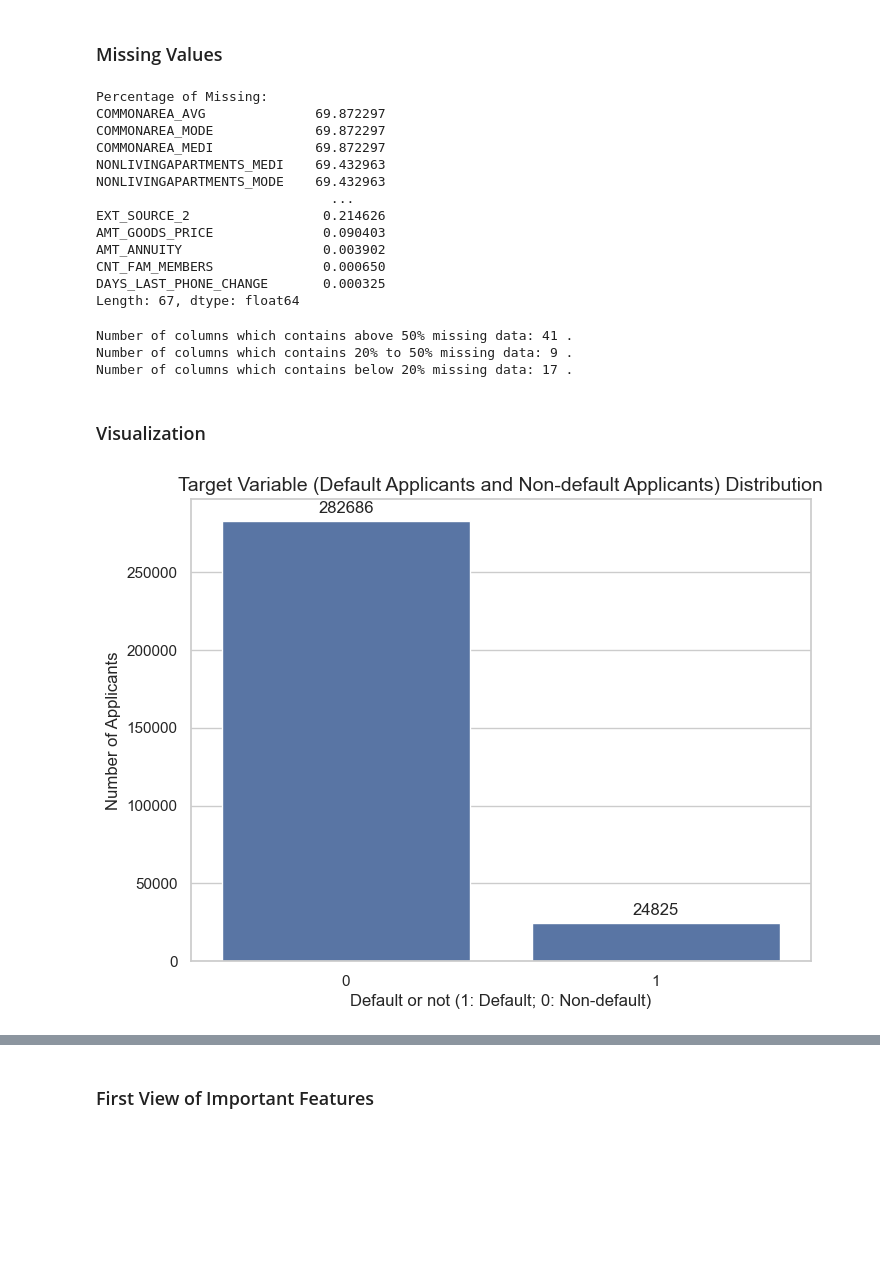
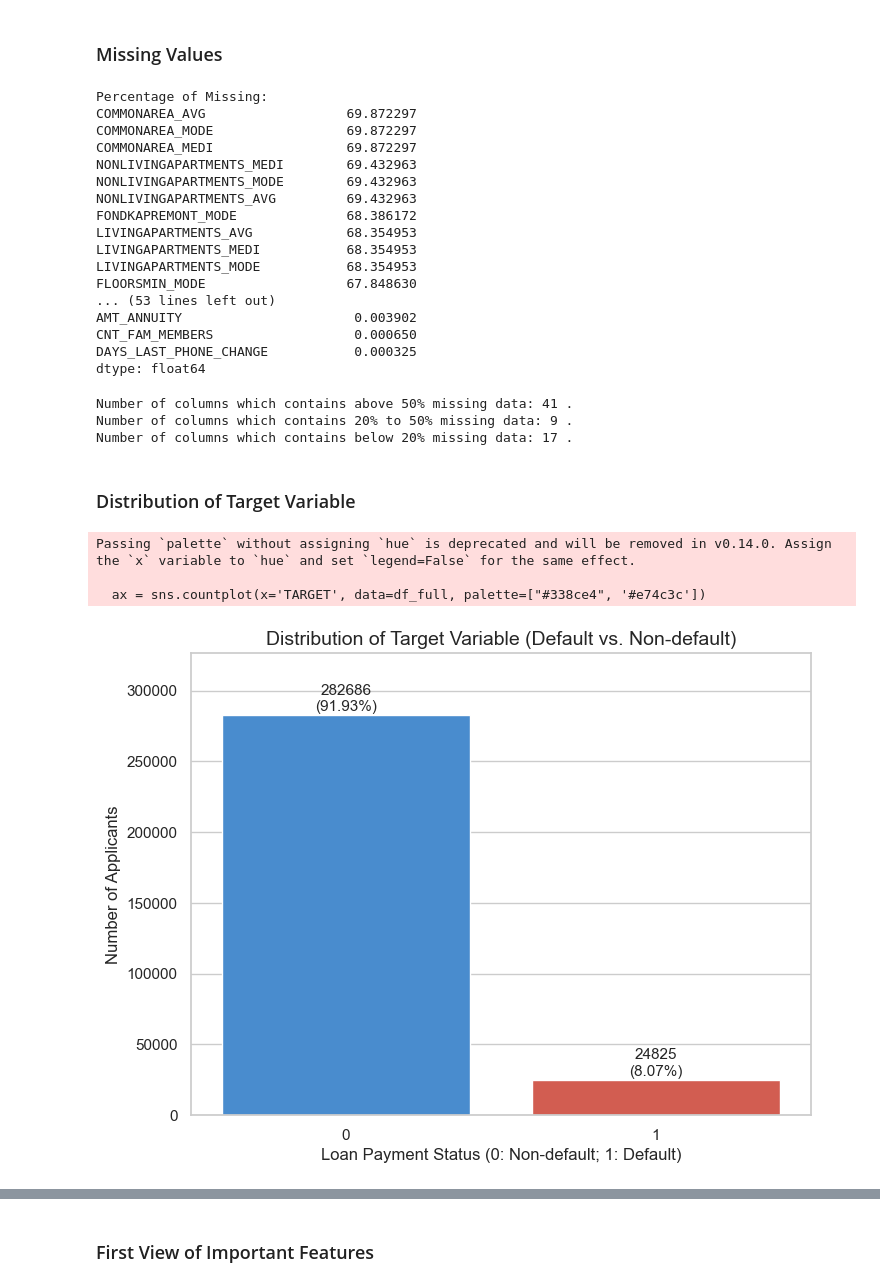
Before and after one commit to mandypeng-brown/data1030-project-credit-risk, a Jupyter notebook: notebook/EDA.ipynb, the cells around one changed output, grey strips where cells are left out. Saved outputs shown, nothing was run; the diff lists cells and outputs as text; code cells hidden in the pictures; blank space fills up the shorter version.

```diff
--- a/notebook/EDA.ipynb
+++ b/notebook/EDA.ipynb
@@ -67,19 +80,10 @@ for lib, required_version in list(requirements.items()):
 # %%
-import pandas as pd
-import matplotlib
-import sklearn
-import matplotlib.pyplot as plt
-import seaborn as sns
-
-pd.set_option('display.max_columns', None)
-pd.set_option('display.width', 120)
-
 # read in the dataset
-df_application = pd.read_csv('../data/application_data.csv')
-
+df_full_application = pd.read_csv('../data/application_merged_data.csv')
+df_full = df_full_application.copy()
 # First view of the dataset
-print("Example of the application_data dataset:")
-print(df_application.head())
-print("\n Shape of the application_data dataset:")
-print(df_application.shape)
+print("Example of the application_merged_data dataset:")
+print(df_full.head())
+print("\n Shape of the application_merged_data dataset:")
+print(df_full.shape)
 # %% [output]
@@ -125,22 +148,26 @@ print(df_application.describe())
 ### Missing Values
 # %%
 print("Percentage of Missing:")
-missing_percentage = (df_application.isnull().sum() / len(df_application) * 100).sort_values(ascending=False)
+missing_percentage = (df_full.isnull().sum() / len(df_full) * 100).sort_values(ascending=False)
 print(missing_percentage[missing_percentage > 0])
 # %% [output]
 Percentage of Missing:
-COMMONAREA_AVG              69.872297
-COMMONAREA_MODE             69.872297
-COMMONAREA_MEDI             69.872297
-NONLIVINGAPARTMENTS_MEDI    69.432963
-NONLIVINGAPARTMENTS_MODE    69.432963
-                              ...
-EXT_SOURCE_2                 0.214626
-AMT_GOODS_PRICE              0.090403
-AMT_ANNUITY                  0.003902
-CNT_FAM_MEMBERS              0.000650
-DAYS_LAST_PHONE_CHANGE       0.000325
-Length: 67, dtype: float64
+COMMONAREA_AVG                  69.872297
+COMMONAREA_MODE                 69.872297
+COMMONAREA_MEDI                 69.872297
+NONLIVINGAPARTMENTS_MEDI        69.432963
+NONLIVINGAPARTMENTS_MODE        69.432963
+NONLIVINGAPARTMENTS_AVG         69.432963
+FONDKAPREMONT_MODE              68.386172
+LIVINGAPARTMENTS_AVG            68.354953
+LIVINGAPARTMENTS_MEDI           68.354953
+LIVINGAPARTMENTS_MODE           68.354953
+FLOORSMIN_MODE                  67.848630
+... (53 lines left out)
+AMT_ANNUITY                      0.003902
+CNT_FAM_MEMBERS                  0.000650
+DAYS_LAST_PHONE_CHANGE           0.000325
+dtype: float64
 # %%
 # Missing percentage > 50%
 high_missing = missing_percentage[missing_percentage > 50]
@@ -161,21 +188,32 @@ Number of columns which contains above 50% missing data: 41 .
 Number of columns which contains 20% to 50% missing data: 9 .
 Number of columns which contains below 20% missing data: 17 .
 # %% [markdown]
-### Visualization
+### Distribution of Target Variable
 # %%
 sns.set(style="whitegrid")
 
 plt.figure(figsize=(8, 6))
 
-ax = sns.countplot(x='TARGET', data=df_application)
+ax = sns.countplot(x='TARGET', data=df_full, palette=["#338ce4", '#e74c3c'])
 
-plt.title('Target Variable (Default Applicants and Non-default Applicants) Distribution', fontsize=14)
-plt.xlabel('Default or not (1: Default; 0: Non-default)', fontsize=12)
+plt.title('Distribution of Target Variable (Default vs. Non-default)', fontsize=14)
+plt.xlabel('Loan Payment Status (0: Non-default; 1: Default)', fontsize=12)
 plt.ylabel('Number of Applicants', fontsize=12)
 
+total = len(df_full)
 for p in ax.patches:
-    ax.annotate(f'{int(p.get_height())}', (p.get_x() + p.get_width() / 2., p.get_height()),
-                ha = 'center', va = 'center', xytext = (0, 9), textcoords = 'offset points')
+    count = int(p.get_height())
+    percent = f'{100 * count / total:.2f}%'
+    label = f'{count}\n({percent})'
+    ax.annotate(label, (p.get_x() + p.get_width() / 2., p.get_height()),
+                ha = 'center', va = 'center', xytext = (0, 12), textcoords = 'offset points',
+                fontsize=11)
+
+plt.ylim(0, ax.get_ylim()[1] * 1.1)
+
 plt.show()
 # %% [output]
+Passing `palette` without assigning `hue` is deprecated and will be removed in v0.14.0. Assign the `x` variable to `hue` and set `legend=False` for the same effect.
+
+  ax = sns.countplot(x='TARGET', data=df_full, palette=["#338ce4", '#e74c3c'])
-[figure, old version]
+[figure, new version]
```
Also changed, not shown: parts of 18 cells of this notebook, 1 other file.
